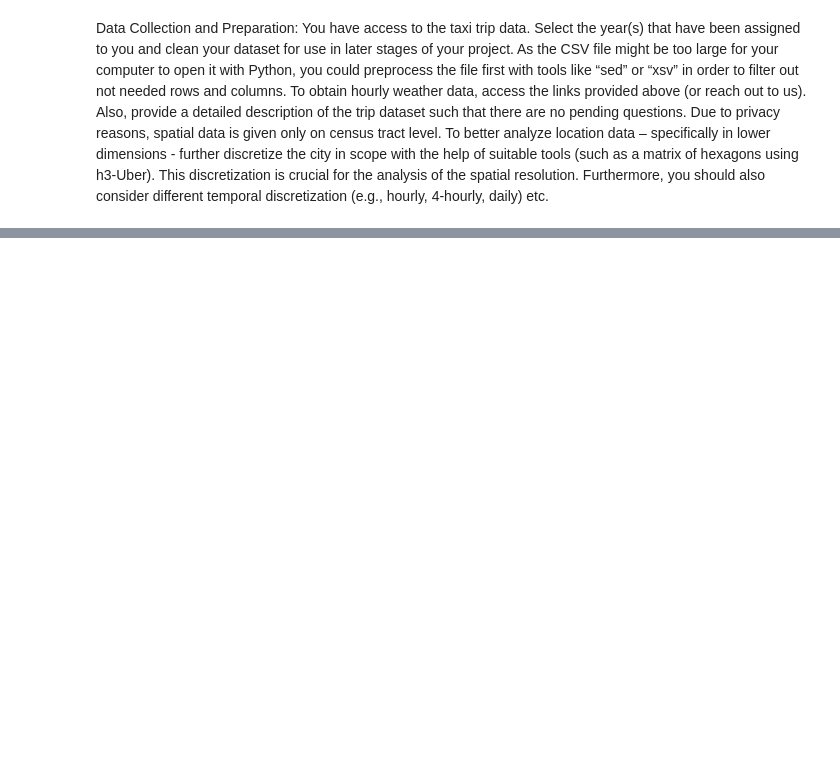
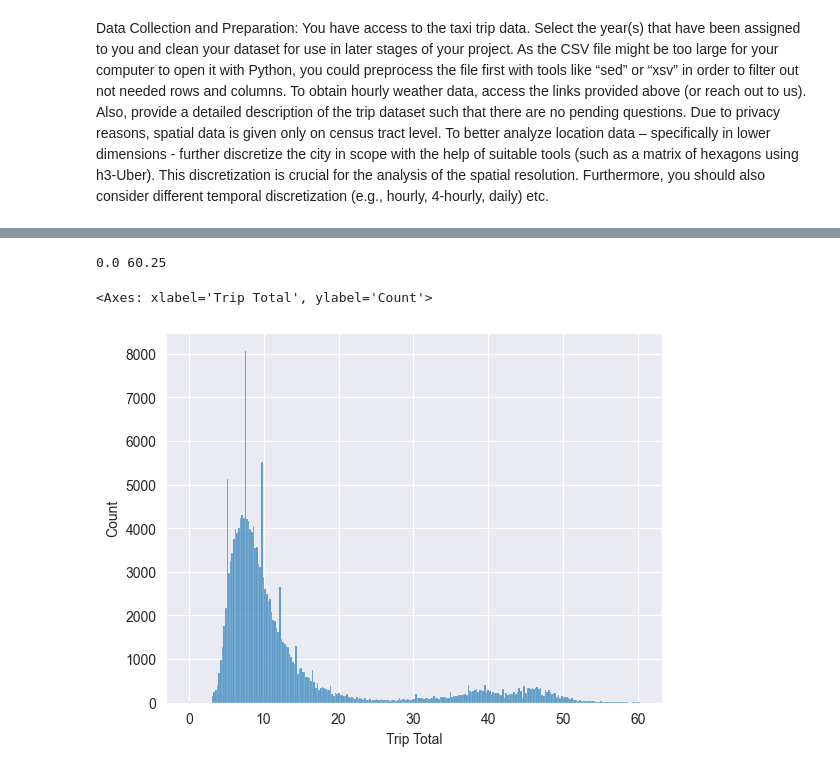
Before and after one commit to Jerematix/aaa, a Jupyter notebook: notebooks/data_prep/spatial_discretization.ipynb, the cells around one changed output, grey strips where cells are left out. Cells and saved outputs as stored; diff of their text form; code cells hidden in the pictures; blank space fills up the shorter version.

```diff
--- a/notebooks/data_prep/spatial_discretization.ipynb
+++ b/notebooks/data_prep/spatial_discretization.ipynb
@@ -82,3 +174,0 @@ dtype: int64
-# %%
-#Remove NaN that don't allow spetial discretization
-df = df.dropna(subset=['Pickup Census Tract', 'Dropoff Census Tract','Dropoff Centroid Latitude', 'Dropoff Centroid Longitude', 'Pickup Centroid Latitude', 'Pickup Centroid Longitude'])
@@ -119,0 +177,10 @@ df.head(10)
+# %%
+df = df[df['Trip Total'] < df['Trip Total'].quantile(0.999)]
+print(df['Trip Total'].min(), df['Trip Total'].max())
+# %% [output]
+0.0 60.25
+# %%
+sns.histplot(df, x="Trip Total")
+# %% [output]
+<Axes: xlabel='Trip Total', ylabel='Count'>
+[figure, added]
```
Also changed, not shown: parts of 49 cells of this notebook, 2 other files.
